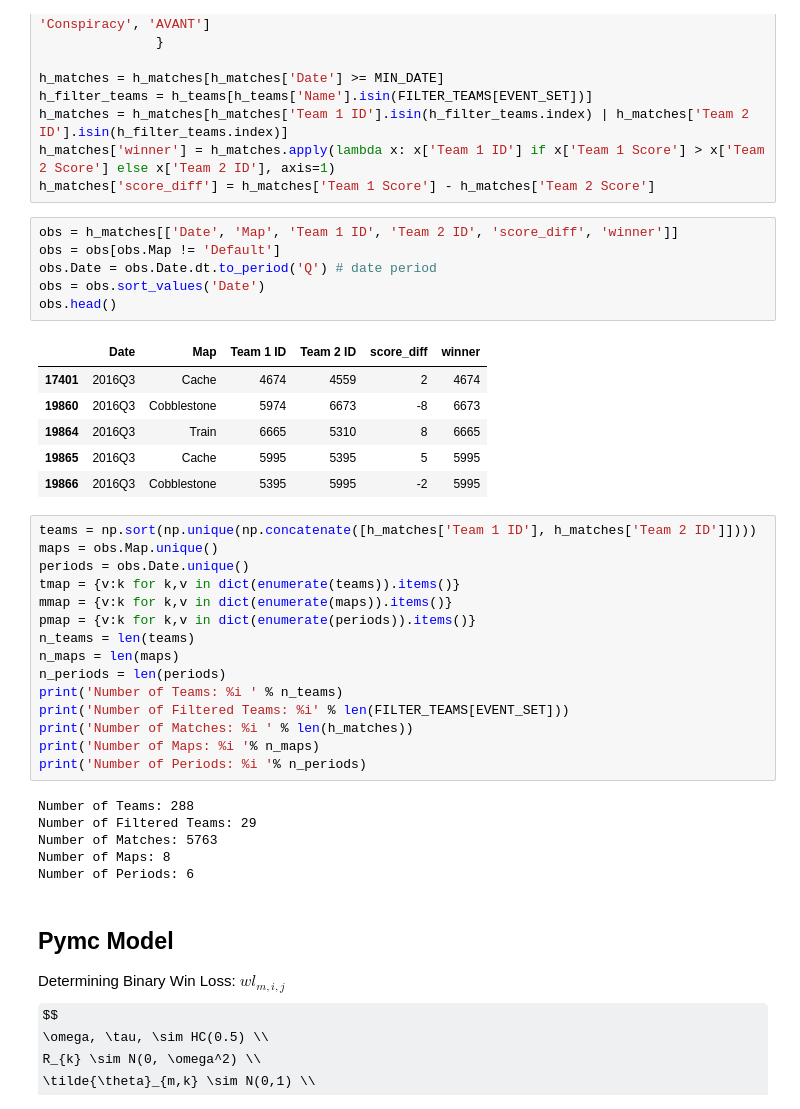
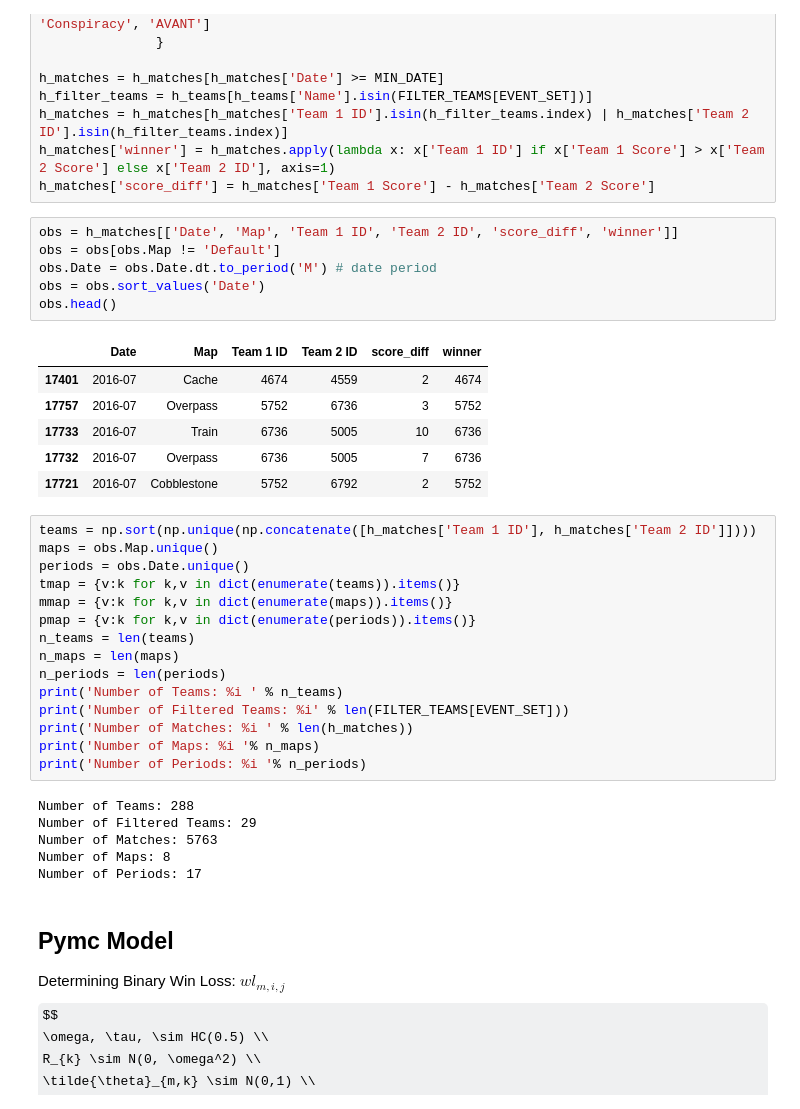
Before and after one commit to Liam-F/cs-rating, a Jupyter notebook: wl_model/wlbet_team_time_model.ipynb, the cells around one changed output. Drawn from its saved outputs; the diff is of its cells as text; some formulas as TeX source.

```diff
--- a/wl_model/wlbet_team_time_model.ipynb
+++ b/wl_model/wlbet_team_time_model.ipynb
@@ -43,16 +43,16 @@ h_matches['score_diff'] = h_matches['Team 1 Score'] - h_matches['Team 2 Score']
 # %%
 obs = h_matches[['Date', 'Map', 'Team 1 ID', 'Team 2 ID', 'score_diff', 'winner']]
 obs = obs[obs.Map != 'Default']
-obs.Date = obs.Date.dt.to_period('Q') # date period
+obs.Date = obs.Date.dt.to_period('M') # date period
 obs = obs.sort_values('Date')
 obs.head()
 # %% [output]
 |  | Date | Map | Team 1 ID | Team 2 ID | score_diff | winner |
-| 17401 | 2016Q3 | Cache | 4674 | 4559 | 2 | 4674 |
-| 19860 | 2016Q3 | Cobblestone | 5974 | 6673 | -8 | 6673 |
-| 19864 | 2016Q3 | Train | 6665 | 5310 | 8 | 6665 |
-| 19865 | 2016Q3 | Cache | 5995 | 5395 | 5 | 5995 |
-| 19866 | 2016Q3 | Cobblestone | 5395 | 5995 | -2 | 5995 |
+| 17401 | 2016-07 | Cache | 4674 | 4559 | 2 | 4674 |
+| 17757 | 2016-07 | Overpass | 5752 | 6736 | 3 | 5752 |
+| 17733 | 2016-07 | Train | 6736 | 5005 | 10 | 6736 |
+| 17732 | 2016-07 | Overpass | 6736 | 5005 | 7 | 6736 |
+| 17721 | 2016-07 | Cobblestone | 5752 | 6792 | 2 | 5752 |
 # %%
 teams = np.sort(np.unique(np.concatenate([h_matches['Team 1 ID'], h_matches['Team 2 ID']])))
 maps = obs.Map.unique()
@@ -73,7 +73,7 @@ Number of Teams: 288
 Number of Filtered Teams: 29
 Number of Matches: 5763
 Number of Maps: 8
-Number of Periods: 6
+Number of Periods: 17
 # %% [markdown]
 ## Pymc Model
 
```
Also changed, not shown: parts of 11 cells of this notebook, 4 other files.
